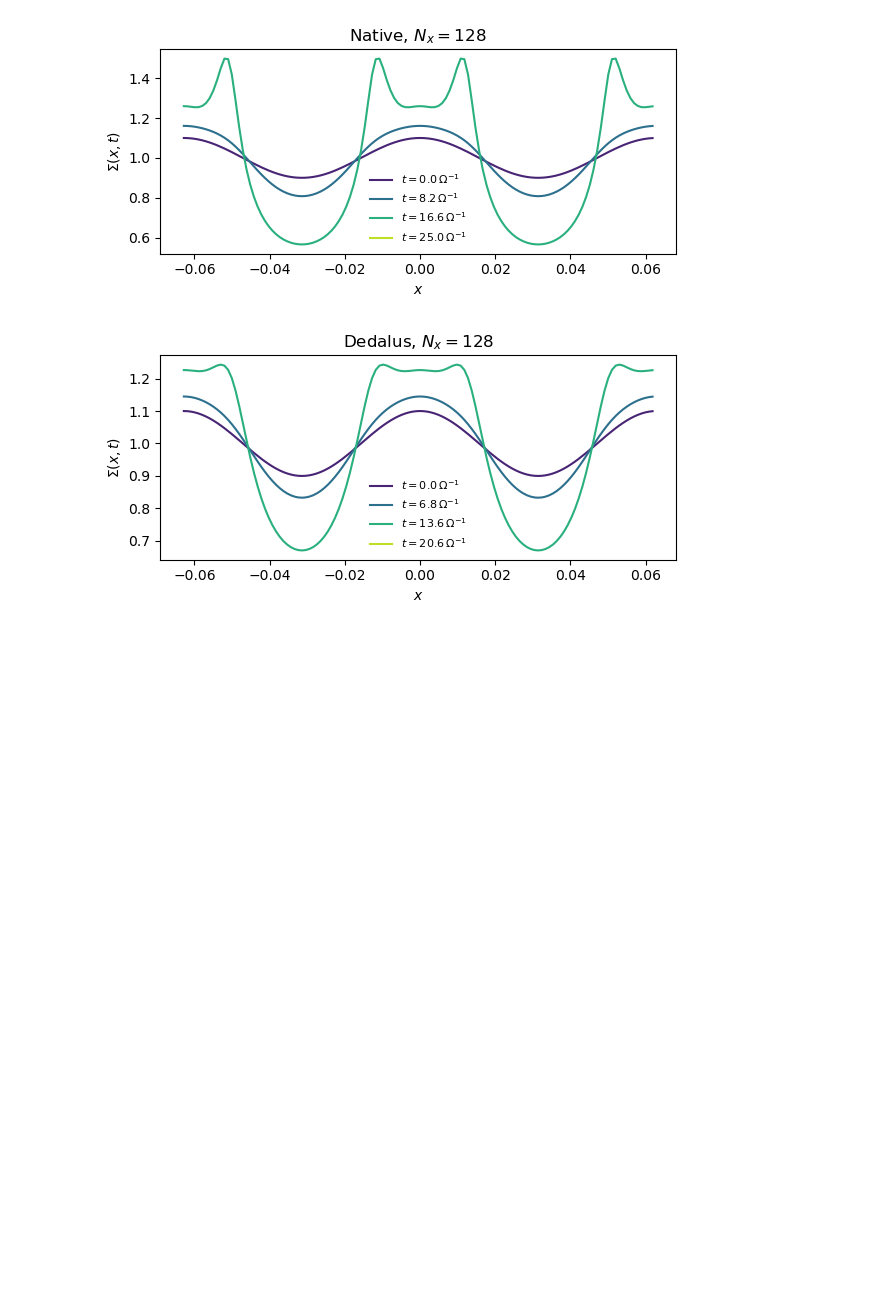
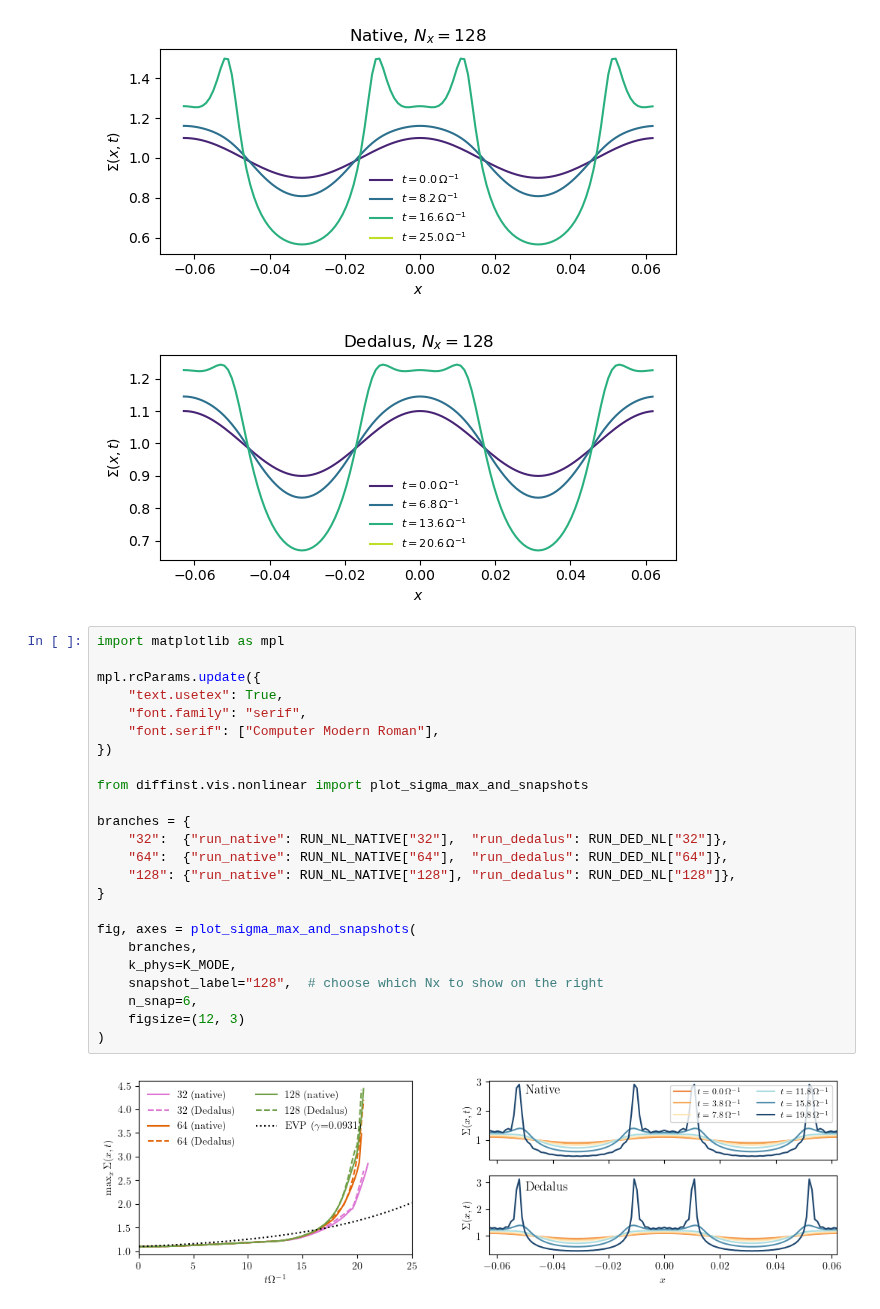
Before and after one commit to KonstantinGerbig/diff-inst, a Jupyter notebook: notebooks/paper_nonlinear.ipynb, the cells around one changed output. Drawn from its saved outputs; the diff is of its cells as text; blank space fills up the shorter version.

Commit message:
worked on nonlinear eigen ic for paper

```diff
--- a/notebooks/paper_nonlinear.ipynb
+++ b/notebooks/paper_nonlinear.ipynb
@@ -400,3 +400,29 @@ if RUN_DED_NL[hi_label].exists():
 [figure]
 [figure]
 [figure]
+# %%
+import matplotlib as mpl
+
+mpl.rcParams.update({
+    "text.usetex": True,
+    "font.family": "serif",
+    "font.serif": ["Computer Modern Roman"],
+})
+
+from diffinst.vis.nonlinear import plot_sigma_max_and_snapshots
+
+branches = {
+    "32":  {"run_native": RUN_NL_NATIVE["32"],  "run_dedalus": RUN_DED_NL["32"]},
+    "64":  {"run_native": RUN_NL_NATIVE["64"],  "run_dedalus": RUN_DED_NL["64"]},
+    "128": {"run_native": RUN_NL_NATIVE["128"], "run_dedalus": RUN_DED_NL["128"]},
+}
+
+fig, axes = plot_sigma_max_and_snapshots(
+    branches,
+    k_phys=K_MODE,
+    snapshot_label="128",  # choose which Nx to show on the right
+    n_snap=6,
+    figsize=(12, 3)
+)
+# %% [output]
+[figure, added]
```
Also changed, not shown: 1 other file.
